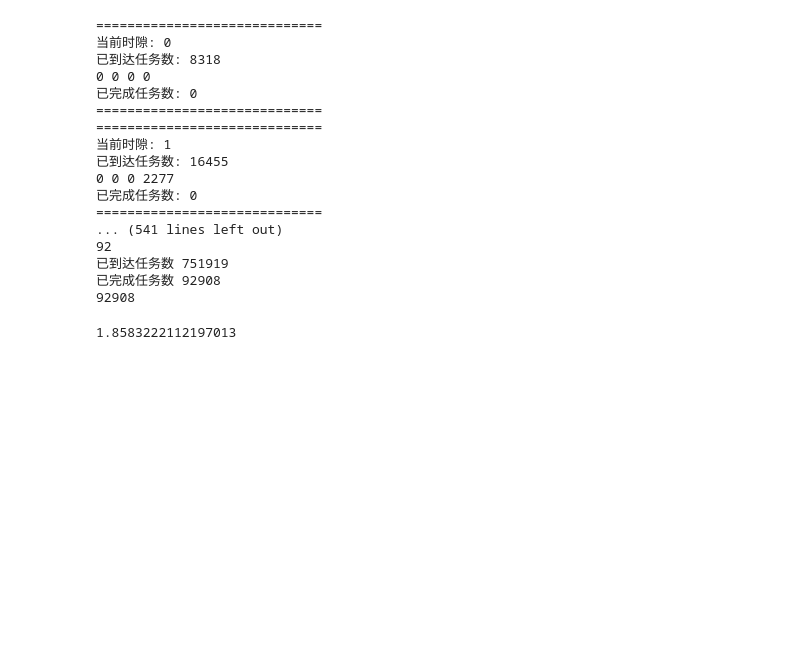
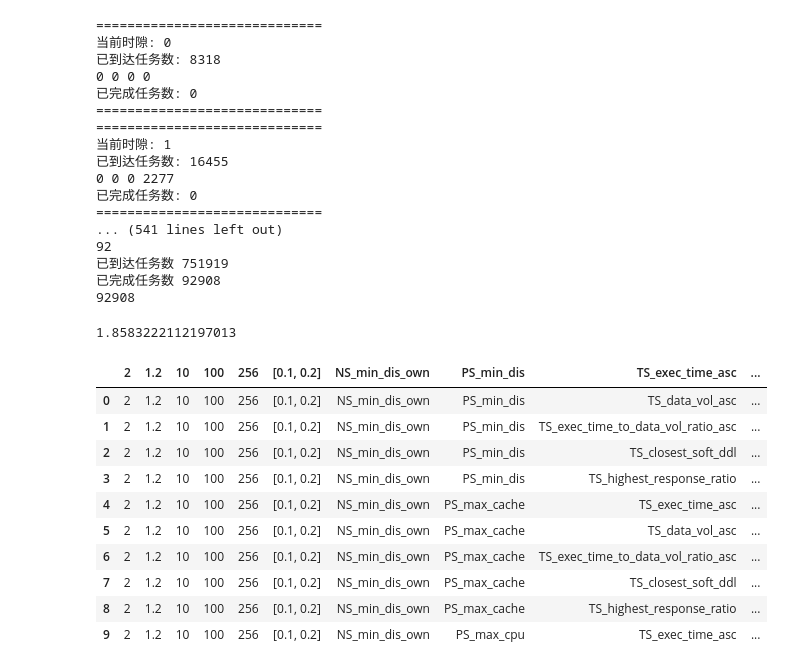
Before and after one commit to lixin-jnu/CMFO, a Jupyter notebook: 05.ipynb, the cells around one changed output. Saved outputs shown, nothing was run; the diff lists cells and outputs as text; code cells hidden in the pictures; blank space fills up the shorter version.

```diff
--- a/05.ipynb
+++ b/05.ipynb
@@ -673,3 +673,18 @@ np.mean(list(delayDic.values()))
 # %%
 #2.417519212645856
 #1.8583222112197013
+# %%
+res=pd.read_csv(r"out.csv", sep="|")
+res.head(10)
+# %% [output]
+|  | 2 | 1.2 | 10 | 100 | 256 | [0.1, 0.2] | NS_min_dis_own | PS_min_dis | TS_exec_time_asc | ... |
+| 0 | 2 | 1.2 | 10 | 100 | 256 | [0.1, 0.2] | NS_min_dis_own | PS_min_dis | TS_data_vol_asc | ... |
+| 1 | 2 | 1.2 | 10 | 100 | 256 | [0.1, 0.2] | NS_min_dis_own | PS_min_dis | TS_exec_time_to_data_vol_ratio_asc | ... |
+| 2 | 2 | 1.2 | 10 | 100 | 256 | [0.1, 0.2] | NS_min_dis_own | PS_min_dis | TS_closest_soft_ddl | ... |
+| 3 | 2 | 1.2 | 10 | 100 | 256 | [0.1, 0.2] | NS_min_dis_own | PS_min_dis | TS_highest_response_ratio | ... |
+| 4 | 2 | 1.2 | 10 | 100 | 256 | [0.1, 0.2] | NS_min_dis_own | PS_max_cache | TS_exec_time_asc | ... |
+| 5 | 2 | 1.2 | 10 | 100 | 256 | [0.1, 0.2] | NS_min_dis_own | PS_max_cache | TS_data_vol_asc | ... |
+| 6 | 2 | 1.2 | 10 | 100 | 256 | [0.1, 0.2] | NS_min_dis_own | PS_max_cache | TS_exec_time_to_data_vol_ratio_asc | ... |
+| 7 | 2 | 1.2 | 10 | 100 | 256 | [0.1, 0.2] | NS_min_dis_own | PS_max_cache | TS_closest_soft_ddl | ... |
+| 8 | 2 | 1.2 | 10 | 100 | 256 | [0.1, 0.2] | NS_min_dis_own | PS_max_cache | TS_highest_response_ratio | ... |
+| 9 | 2 | 1.2 | 10 | 100 | 256 | [0.1, 0.2] | NS_min_dis_own | PS_max_cpu | TS_exec_time_asc | ... |
```
Also changed, not shown: parts of 1 cell of this notebook, 3 other files.
